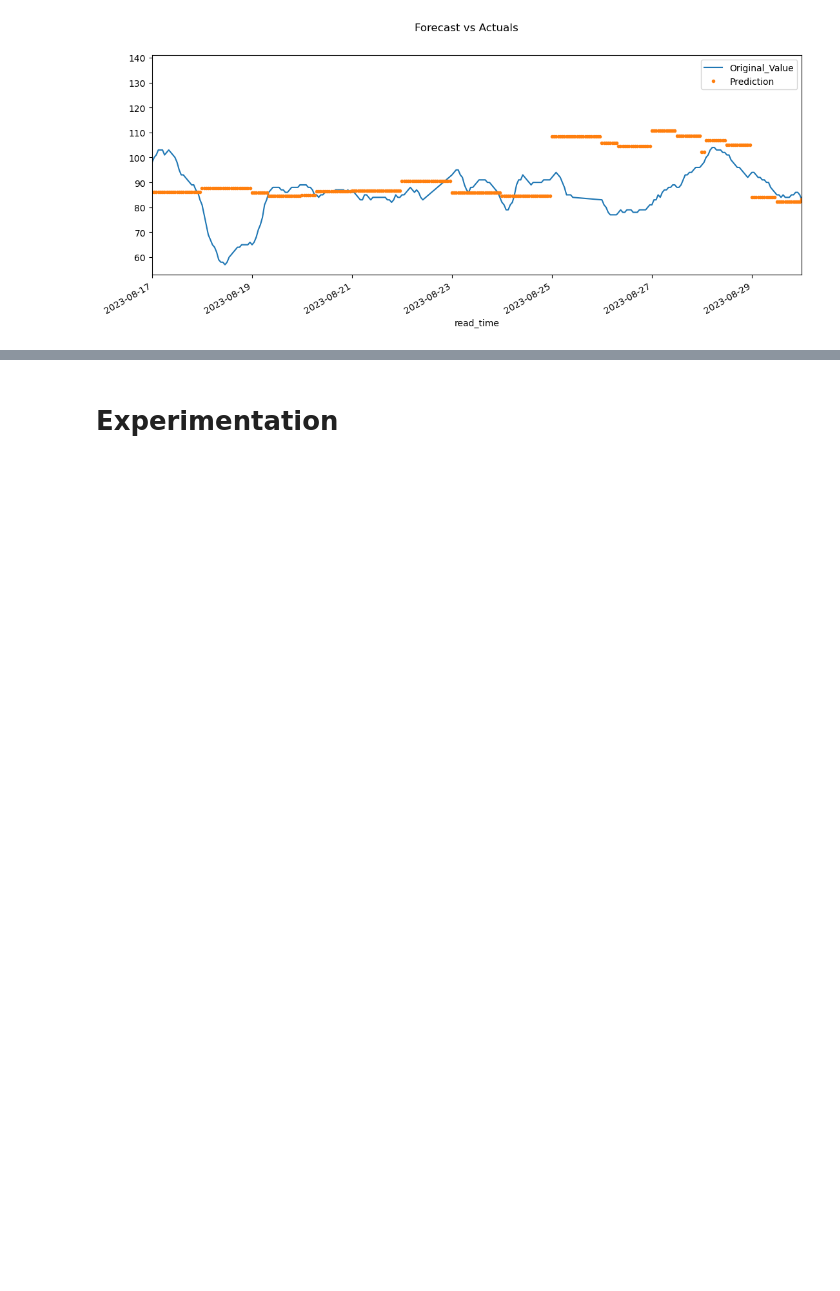
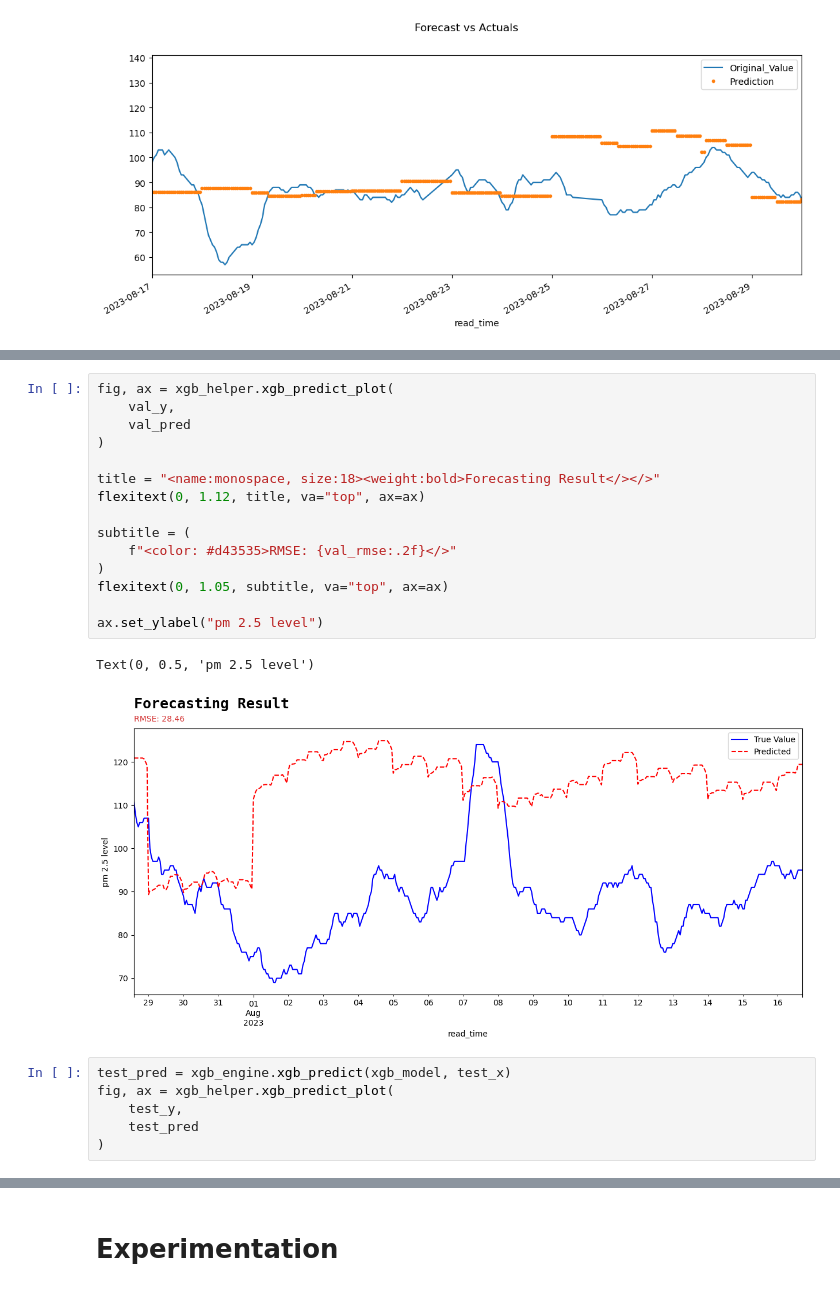
Before and after one commit to amrirasyidi/air_quality_forecasting, a Jupyter notebook: notebooks/4_xgboost_pipeline.ipynb, the cells around one changed output, grey strips where cells are left out. Drawn from its saved outputs; the diff is of its cells as text; blank space fills up the shorter version.

```diff
--- a/notebooks/4_xgboost_pipeline.ipynb
+++ b/notebooks/4_xgboost_pipeline.ipynb
@@ -374,0 +464,24 @@ plot = plt.suptitle('Forecast vs Actuals')
+# %%
+fig, ax = xgb_helper.xgb_predict_plot(
+    val_y,
+    val_pred
+)
+
+title = "<name:monospace, size:18><weight:bold>Forecasting Result</></>"
+flexitext(0, 1.12, title, va="top", ax=ax)
+
+subtitle = (
+    f"<color: #d43535>RMSE: {val_rmse:.2f}</>"
+)
+flexitext(0, 1.05, subtitle, va="top", ax=ax)
+
+ax.set_ylabel("pm 2.5 level")
+# %% [output]
+Text(0, 0.5, 'pm 2.5 level')
+[figure, added]
+# %%
+test_pred = xgb_engine.xgb_predict(xgb_model, test_x)
+fig, ax = xgb_helper.xgb_predict_plot(
+    test_y,
+    test_pred
+)
```
Also changed, not shown: parts of 60 cells of this notebook, 5 other files.
